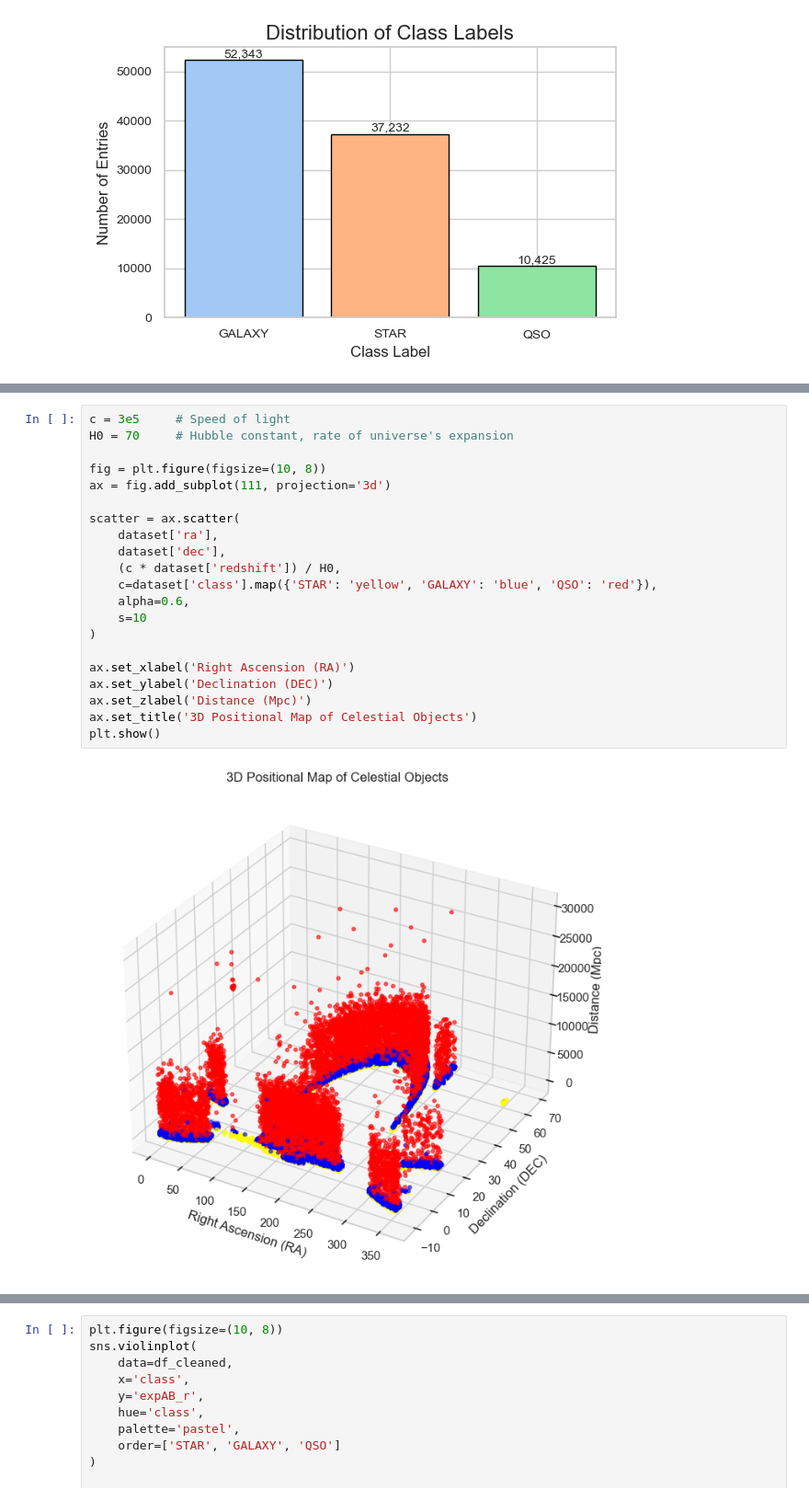
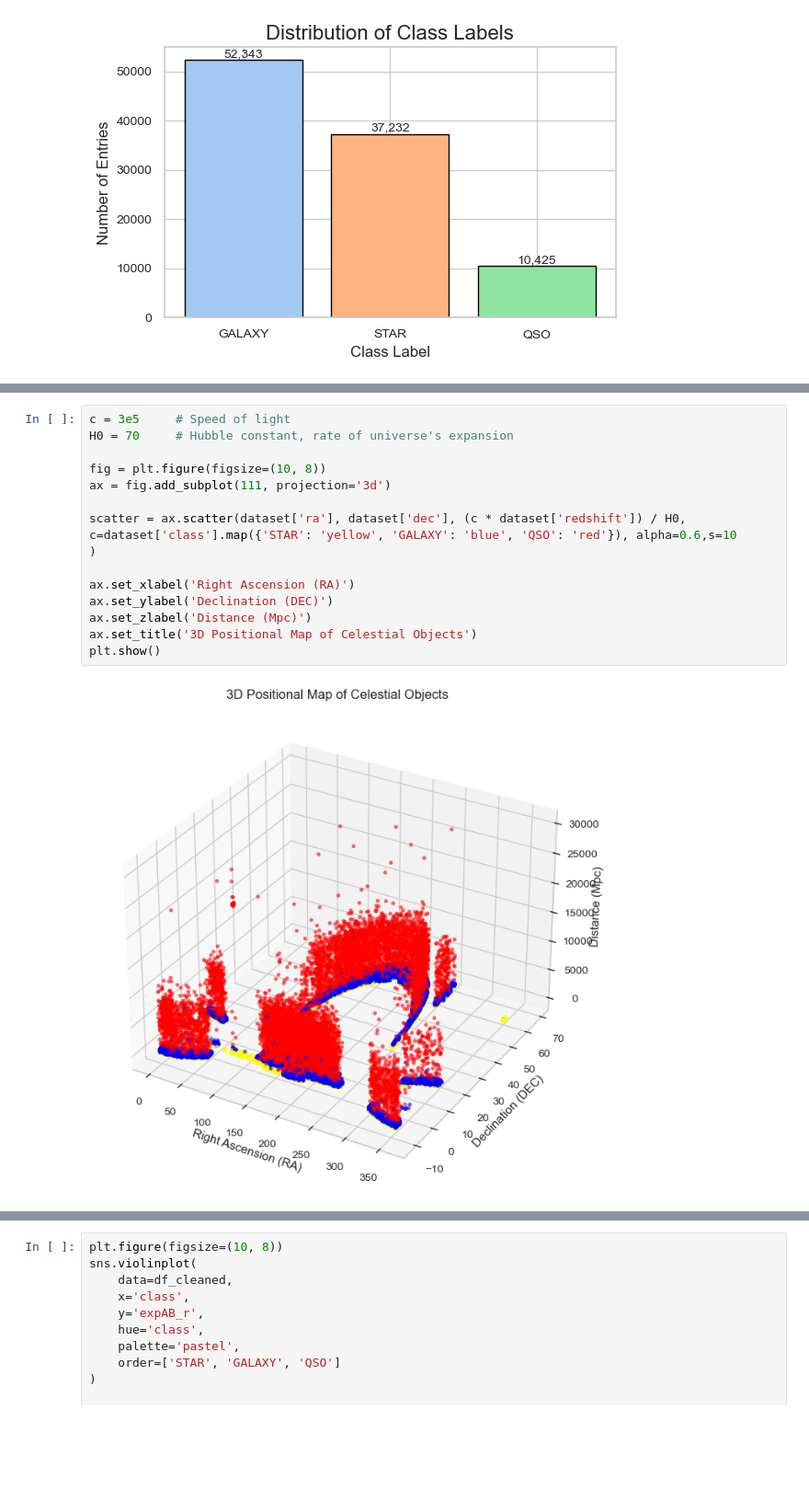
Before and after one commit to sHaiHoang/Celestia, a Jupyter notebook: project.ipynb, the cells around one changed output, grey strips where cells are left out. Shown at 92% size. Saved outputs shown, nothing was run; the diff lists cells and outputs as text; blank space fills up the shorter version.

```diff
--- a/project.ipynb
+++ b/project.ipynb
@@ -200,23 +207,17 @@ This analysis will use a simplified version of Hubble's Law to convert each obje
 # %%
 c = 3e5     # Speed of light
 H0 = 70     # Hubble constant, rate of universe's expansion
 
 fig = plt.figure(figsize=(10, 8))
 ax = fig.add_subplot(111, projection='3d')
 
-scatter = ax.scatter(
-    dataset['ra'],
-    dataset['dec'],
-    (c * dataset['redshift']) / H0,
-    c=dataset['class'].map({'STAR': 'yellow', 'GALAXY': 'blue', 'QSO': 'red'}),
-    alpha=0.6,
-    s=10
+scatter = ax.scatter(dataset['ra'], dataset['dec'], (c * dataset['redshift']) / H0, c=dataset['class'].map({'STAR': 'yellow', 'GALAXY': 'blue', 'QSO': 'red'}), alpha=0.6,s=10
 )
 
 ax.set_xlabel('Right Ascension (RA)')
 ax.set_ylabel('Declination (DEC)')
 ax.set_zlabel('Distance (Mpc)')
 ax.set_title('3D Positional Map of Celestial Objects')
 plt.show()
 # %% [output]
-[figure, old version]
+[figure, new version]
```
Also changed, not shown: parts of 16 cells of this notebook.
